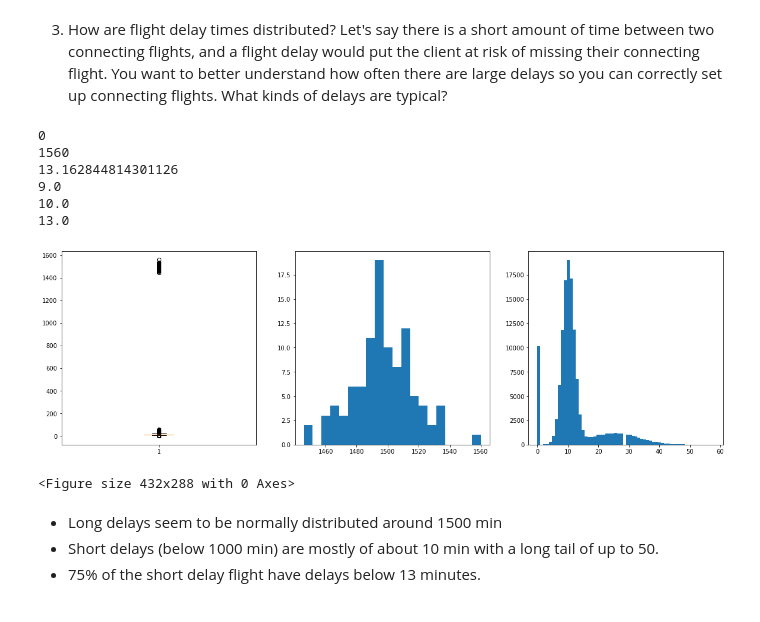
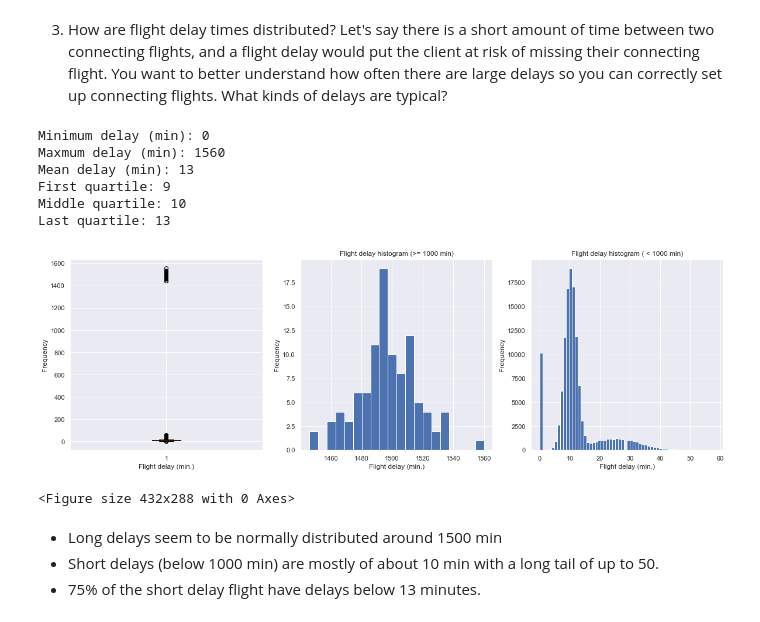
Before and after one commit to juan-s-cruz/DS-portfolio, a Jupyter notebook: Airline Analysis/Airline Analysis.ipynb, the cells around one changed output. Saved outputs shown, nothing was run; the diff lists cells and outputs as text; code cells hidden in the pictures.

```diff
--- a/Airline Analysis/Airline Analysis.ipynb
+++ b/Airline Analysis/Airline Analysis.ipynb
@@ -39,7 +28,9 @@ import numpy as np
 import seaborn as sns
 import statsmodels.api as sm
 import matplotlib.pyplot as plt
-import math
+from statsmodels.iolib.summary2 import summary_col
+
+sns.set_theme()
 # %%
 ## Read in Data
 flight = pd.read_csv("flight.csv")
@@ -119,36 +109,47 @@ print(flight_8plus.mean())
 3. How are flight delay times distributed? Let's say there is a short amount of time between two connecting flights, and a flight delay would put the client at risk of missing their connecting flight. You want to better understand how often there are large delays so you can correctly set up connecting flights. What kinds of delays are typical?
 # %%
 ## Task 3
-print(flight.delay.min())
-print(flight.delay.max())
-print(flight.delay.mean())
+print(r'Minimum delay (min): %.0f ' % flight.delay.min())
+print(r'Maxmum delay (min): %.0f ' % flight.delay.max())
+print(r'Mean delay (min): %.0f ' % flight.delay.mean())
 
 # Allows to see the outliers
 plt.figure(figsize=(20,6))
 plt.subplot(1,3,1)
 plt.boxplot(flight.delay)
+plt.xlabel('Flight delay (min.)')
+plt.ylabel('Frequency')
+
+
+print(r'First quartile: %.0f ' % flight.delay.quantile(.25))
+print(r'Middle quartile: %.0f ' % flight.delay.quantile(.5))
+print(r'Last quartile: %.0f' % flight.delay.quantile(.75))
 
 #There seems to be two groups, let us separate them
 flight_long_delay = flight[flight.delay >= 1000].delay
 flight_short_delay = flight[flight.delay < 1000].delay
 
-print(flight_short_delay.quantile(.25))
-print(flight_short_delay.quantile(.5))
-print(flight_short_delay.quantile(.75))
+
 plt.subplot(1,3,2)
 plt.hist(flight_long_delay,bins=20)
+plt.xlabel('Flight delay (min.)')
+plt.ylabel('Frequency')
+plt.title('Flight delay histogram (>= 1000 min)')
 plt.subplot(1,3,3)
 plt.hist(flight_short_delay,bins=60)
+plt.xlabel('Flight delay (min.)')
+plt.ylabel('Frequency')
+plt.title('Flight delay histogram ( < 1000 min)')
 plt.show()
 plt.clf()
 # %% [output]
-0
-1560
-13.162844814301126
-9.0
-10.0
-13.0
+Minimum delay (min): 0
+Maxmum delay (min): 1560
+Mean delay (min): 13
+First quartile: 9
+Middle quartile: 10
+Last quartile: 13
-[figure, old version]
+[figure, new version]
 <Figure size 432x288 with 0 Axes>
 # %% [markdown]
 - Long delays seem to be normally distributed around 1500 min
```
Also changed, not shown: parts of 14 cells of this notebook, 1 other file.
